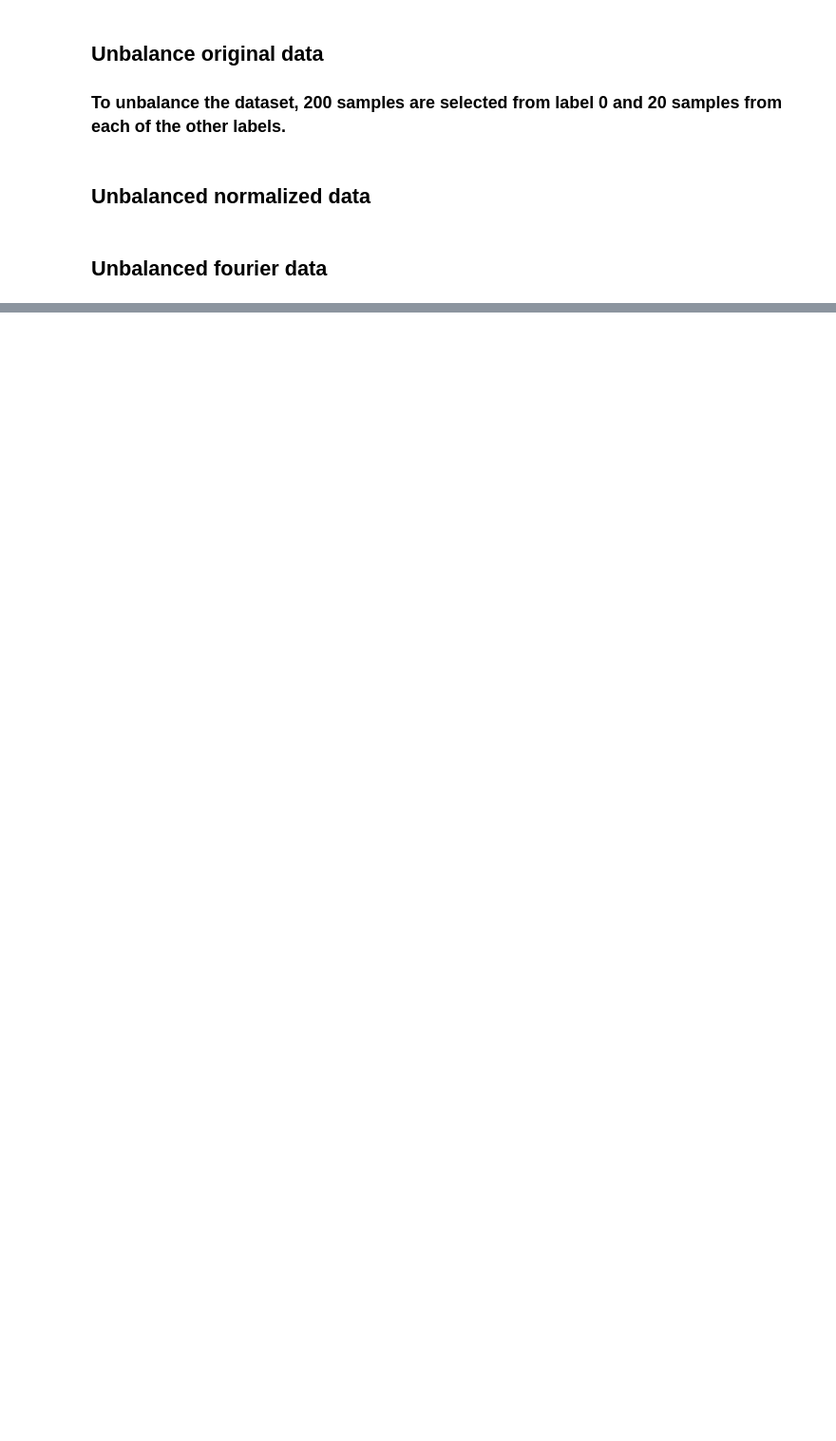
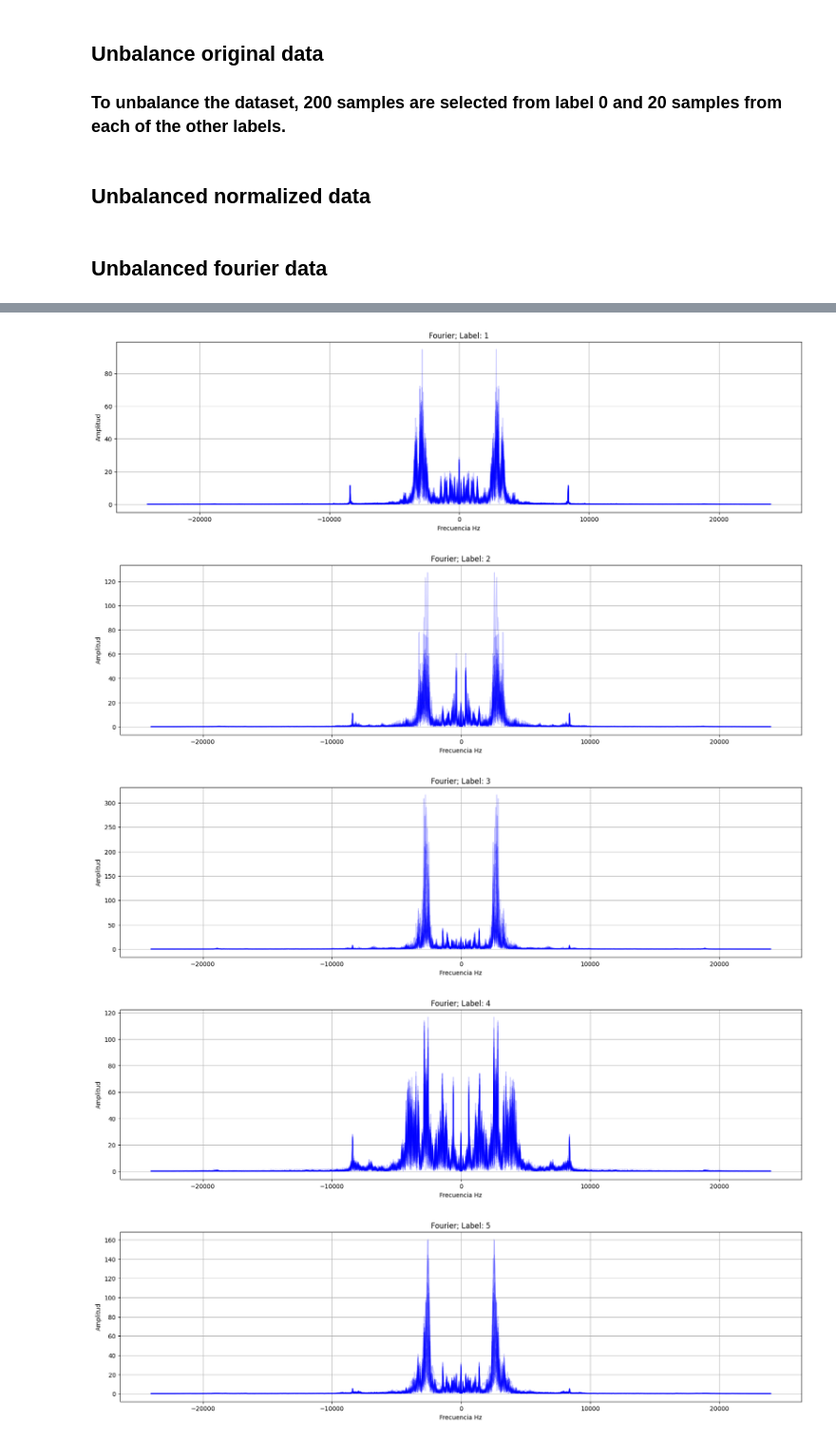
Before and after one commit to JLuengoG/TFM, a Jupyter notebook: CWRU_datasets/01_preprocess_dataset.ipynb, the cells around one changed output, grey strips where cells are left out. Shown at 95% size. Cells and saved outputs as stored; diff of their text form; code cells hidden in the pictures; blank space fills up the shorter version.

```diff
--- a/CWRU_datasets/01_preprocess_dataset.ipynb
+++ b/CWRU_datasets/01_preprocess_dataset.ipynb
@@ -278,0 +303,11 @@ np.save(f'{path_unbalanced_data}/y_train_fourier_labels_unbalaced', np_labels)
+# %%
+# Plot labels with errors
+for label in list(range(1,10)):
+    data_plot = np.load(f'{path_unbalanced_data}/unbalanced_npy_by_labels/fourier_data/x_train_fourier_label{label}_20samples.npy')
+    plot_fourier(data_plot, label)
+# %% [output]
+[figure, added]
+[figure, added]
+[figure, added]
+[figure, added]
+[figure, added]
```
Also changed, not shown: parts of 18 cells of this notebook, 1 other file.
